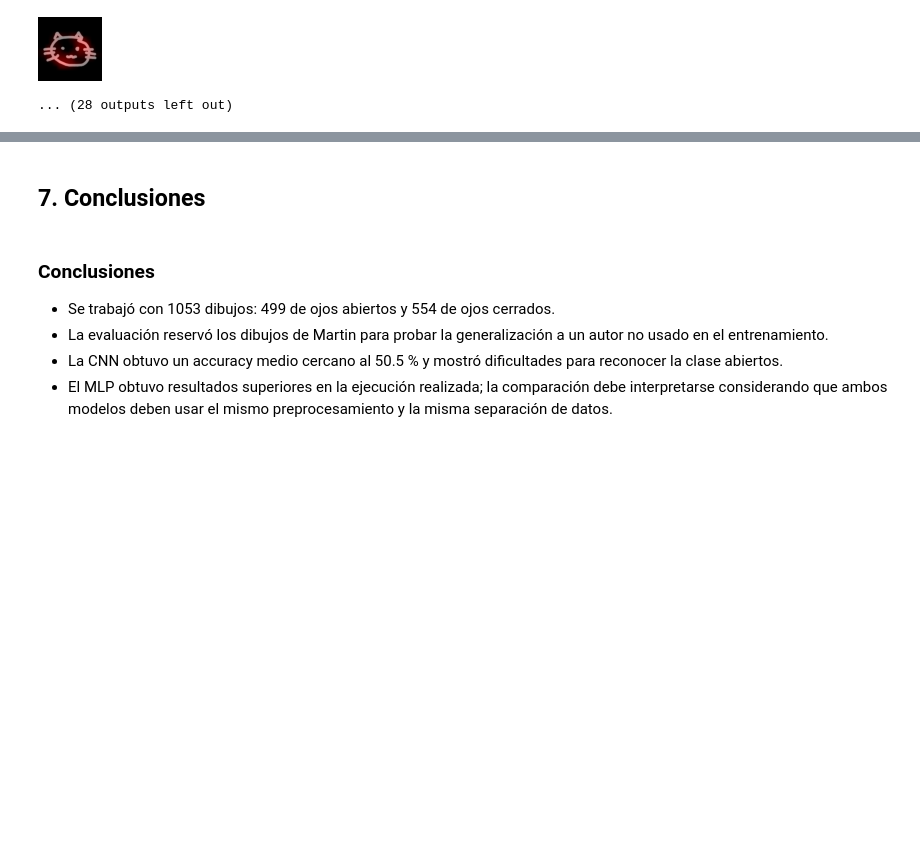
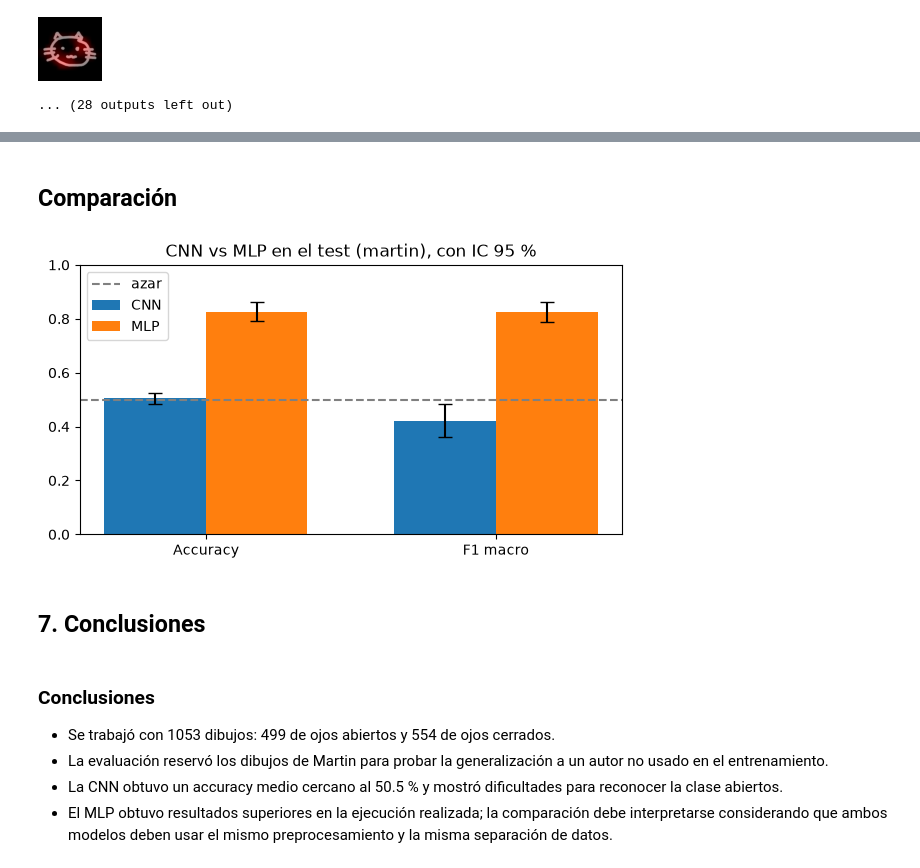
Before and after one commit to Melissa1221/cc431-pc2-gatitos, a Jupyter notebook: entrenamiento.ipynb, the cells around one changed output, grey strips where cells are left out. Cells and saved outputs as stored; diff of their text form; code cells hidden in the pictures; blank space fills up the shorter version.

```diff
--- a/entrenamiento.ipynb
+++ b/entrenamiento.ipynb
@@ -490,3 +518,22 @@ seed_17_abiertos_sample_251_pred_cerrados.png
+# %% [markdown]
+## Comparación
+# %%
+# Valores de la tabla de la sección 4 (media e IC 95 % de las 5 semillas, test = martin)
+res = {
+    'CNN': {'Accuracy': (0.505, 0.484, 0.526), 'F1 macro': (0.421, 0.360, 0.482)},
+    'MLP': {'Accuracy': (0.826, 0.790, 0.861), 'F1 macro': (0.825, 0.788, 0.861)},
+}
+metricas = ['Accuracy', 'F1 macro']
+fig, ax = plt.subplots(figsize=(7, 3.5))
+for k, (modelo, d) in enumerate(res.items()):
+    medias = [d[m][0] for m in metricas]
+    err = [[d[m][0] - d[m][1] for m in metricas], [d[m][2] - d[m][0] for m in metricas]]
+    ax.bar(np.arange(2) + k * 0.35, medias, 0.35, yerr=err, capsize=5, label=modelo)
+ax.axhline(0.5, ls='--', c='gray', label='azar')
+ax.set_xticks(np.arange(2) + 0.175, metricas); ax.set_ylim(0, 1)
+ax.set_title('CNN vs MLP en el test (martin), con IC 95 %'); ax.legend(); plt.show()
+# %% [output]
+[figure, added]
 # %% [markdown]
 ## 7. Conclusiones
 # %%
```
Also changed, not shown: parts of 3 cells of this notebook.
